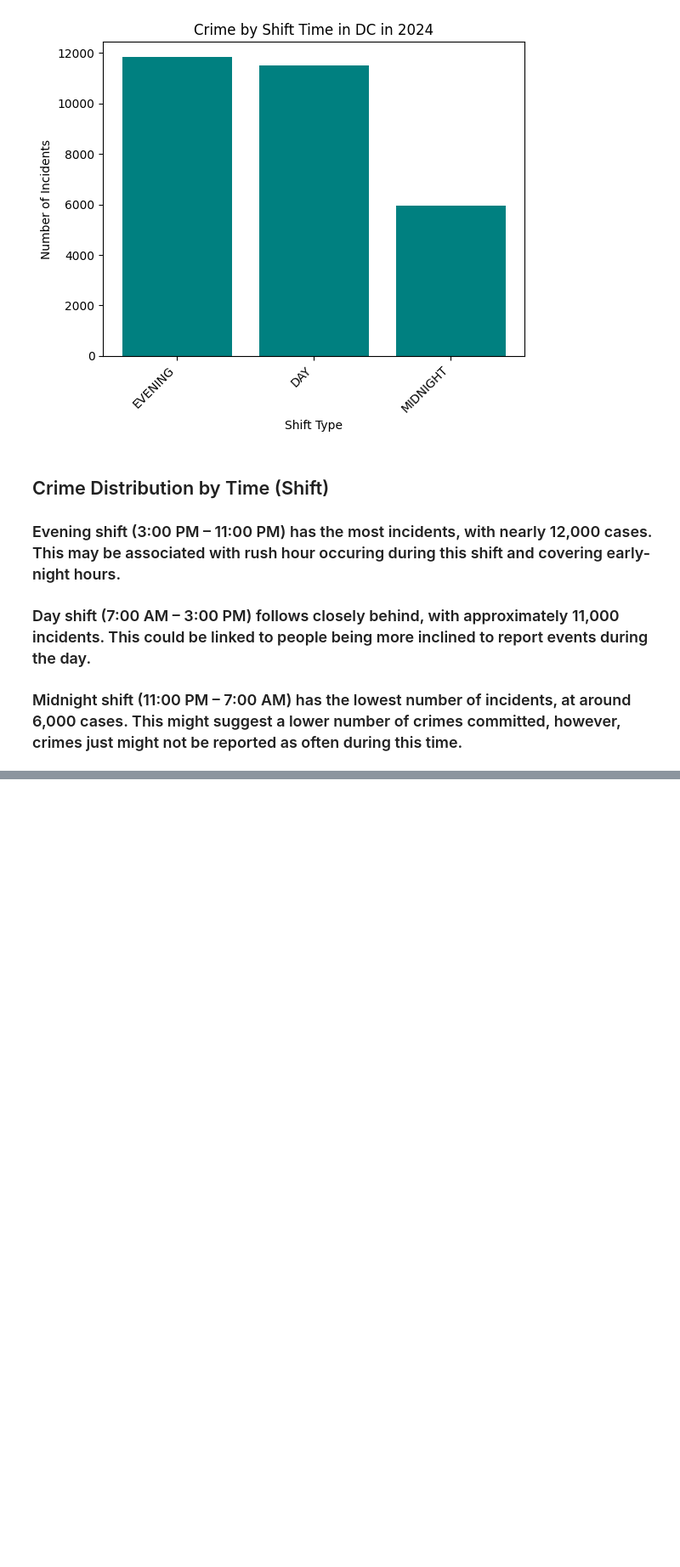
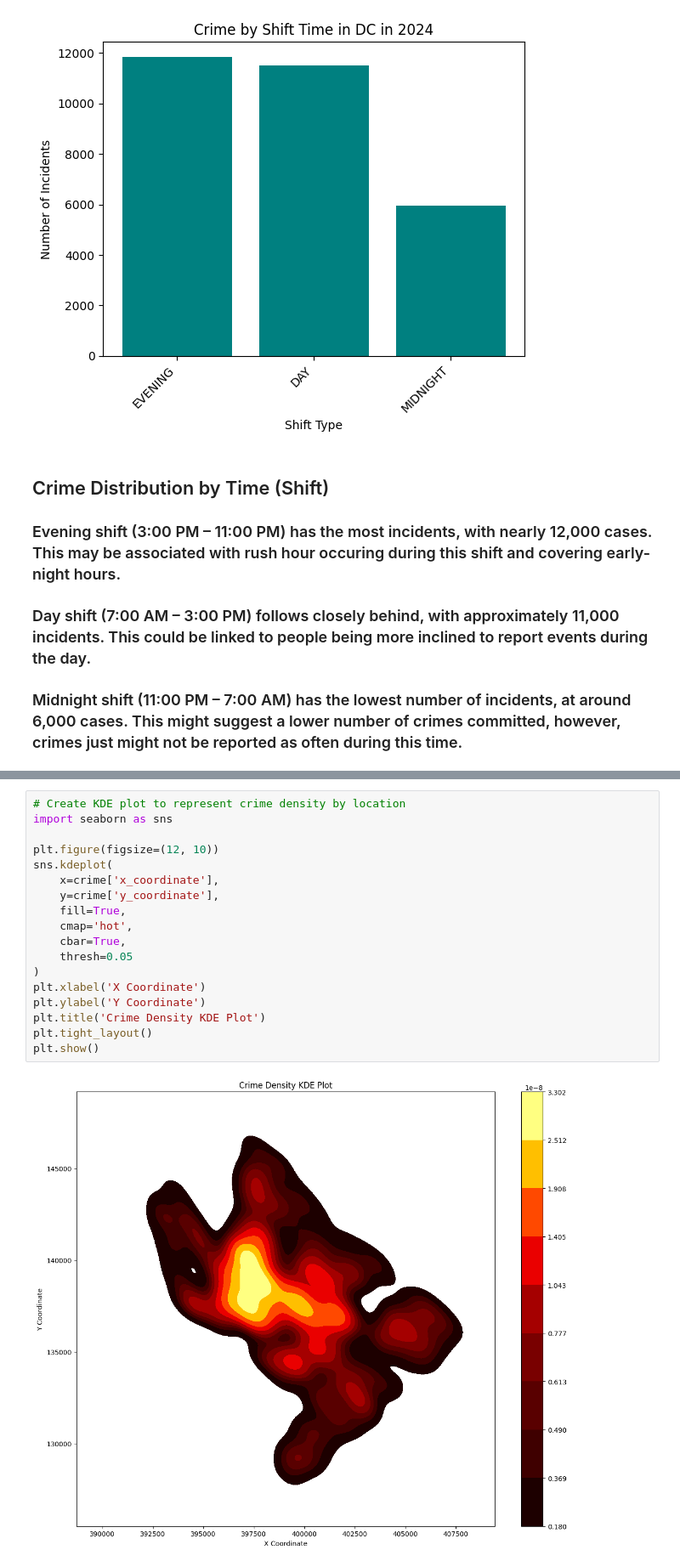
Before and after one commit to salamutu/DS-Final-Project, a Jupyter notebook: ds_final_project.ipynb, the cells around one changed output, grey strips where cells are left out. Shown at 85% size. Saved outputs shown, nothing was run; the diff lists cells and outputs as text; blank space fills up the shorter version.

```diff
--- a/ds_final_project.ipynb
+++ b/ds_final_project.ipynb
@@ -235,0 +261,20 @@ plt.show()
+# %%
+# Create KDE plot to represent crime density by location
+import seaborn as sns
+
+plt.figure(figsize=(12, 10))
+sns.kdeplot(
+    x=crime['x_coordinate'],
+    y=crime['y_coordinate'],
+    fill=True,
+    cmap='hot',
+    cbar=True,
+    thresh=0.05
+)
+plt.xlabel('X Coordinate')
+plt.ylabel('Y Coordinate')
+plt.title('Crime Density KDE Plot')
+plt.tight_layout()
+plt.show()
+# %% [output]
+[figure, added]
```
Also changed, not shown: parts of 2 cells of this notebook.
